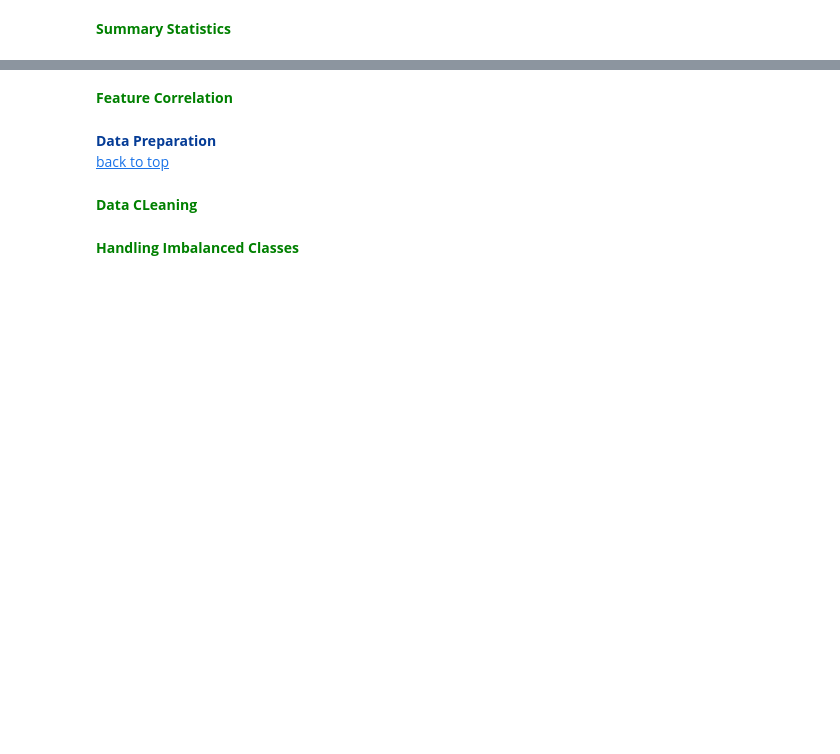
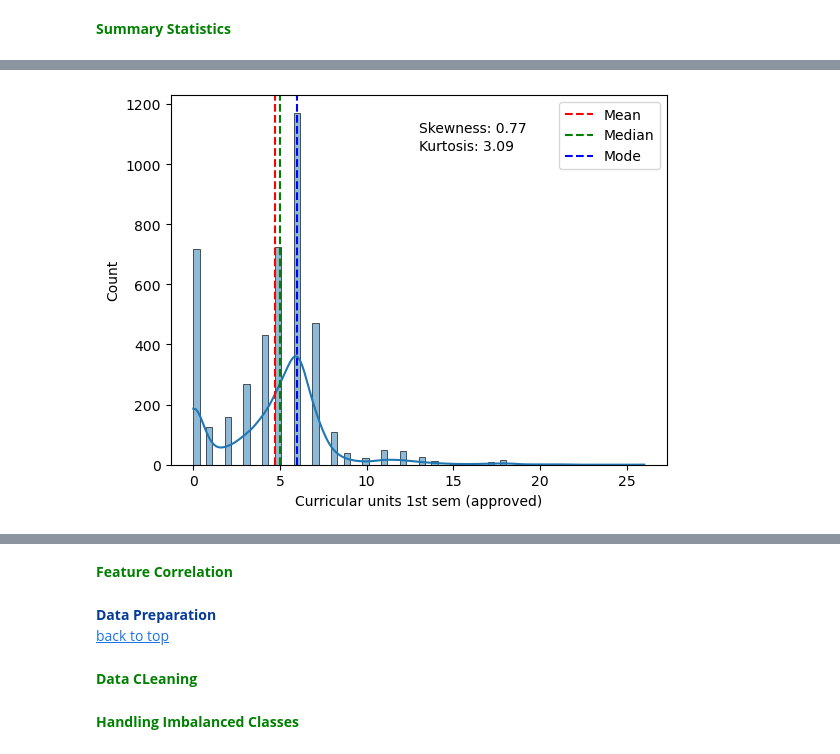
Before and after one commit to omar-kabeer/forecasting-academic-trajectories, a Jupyter notebook: notebooks/notebook.ipynb, the cells around one changed output, grey strips where cells are left out. Saved outputs shown, nothing was run; the diff lists cells and outputs as text; code cells hidden in the pictures; blank space fills up the shorter version.

```diff
--- a/notebooks/notebook.ipynb
+++ b/notebooks/notebook.ipynb
@@ -637,0 +746,19 @@ plt.show()
+# %%
+# Calculate skewness and kurtosis
+_skewness = skew(df['Curricular units 1st sem (approved)'])
+_kurtosis = kurtosis(df['Curricular units 1st sem (approved)'])
+
+# Creating a histogram with mean, median, and mode
+sns.histplot(data=df, x='Curricular units 1st sem (approved)', kde=True)
+plt.axvline(df['Curricular units 1st sem (approved)'].mean(), color='r', linestyle='--', label='Mean')
+plt.axvline(df['Curricular units 1st sem (approved)'].median(), color='g', linestyle='--', label='Median')
+plt.axvline(df['Curricular units 1st sem (approved)'].mode()[0], color='b', linestyle='--', label='Mode')
+plt.legend()
+
+# Adding text annotation for skewness and kurtosis values
+plt.annotate('Skewness: {:.2f}'.format(_skewness), xy=(0.5, 0.9), xycoords='axes fraction')
+plt.annotate('Kurtosis: {:.2f}'.format(_kurtosis), xy=(0.5, 0.85), xycoords='axes fraction')
+
+plt.show()
+# %% [output]
+[figure, added]
```
Also changed, not shown: parts of 11 cells of this notebook.
